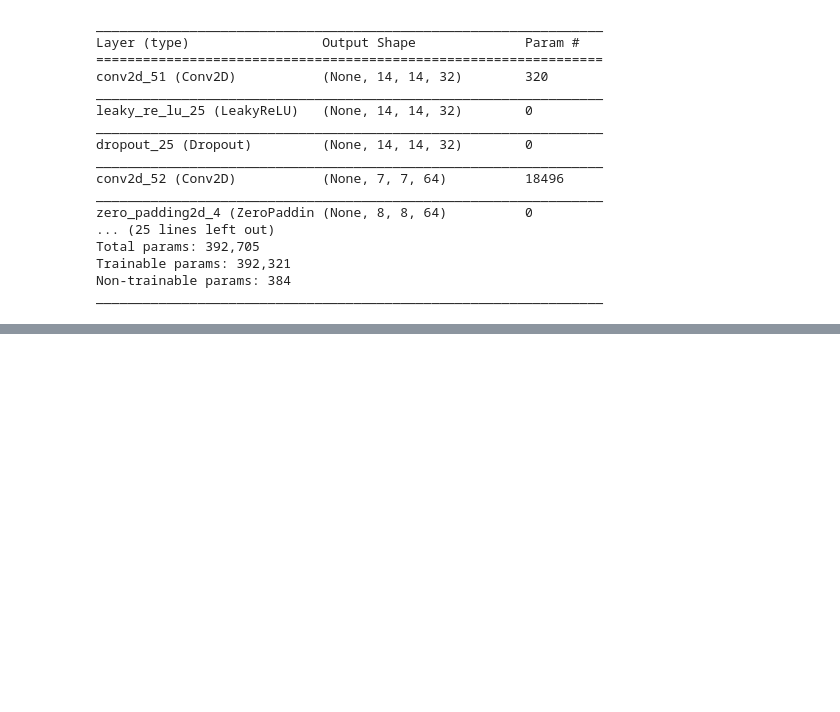
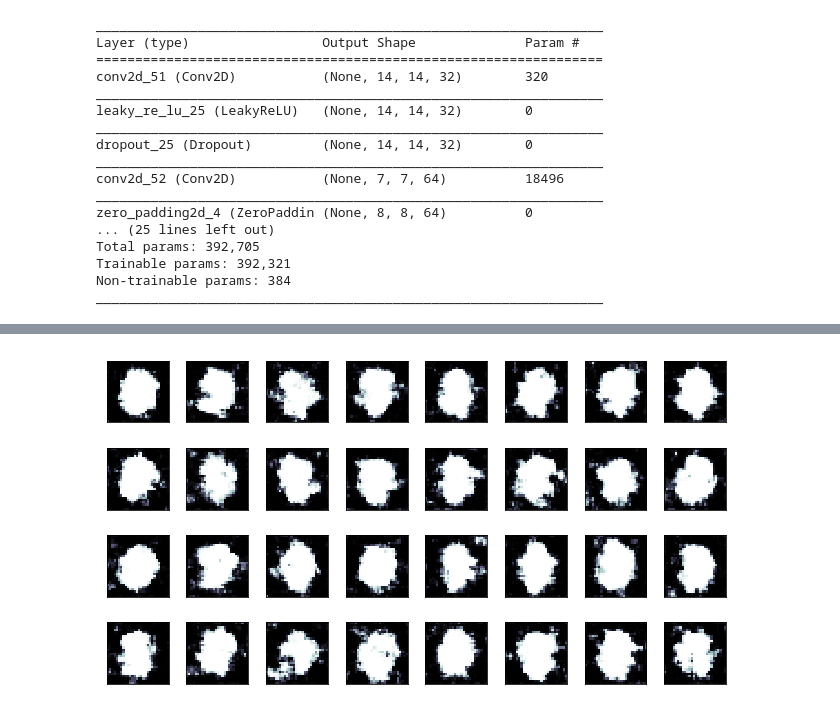
Before and after one commit to frhyme/frhyme.github.io, a Jupyter notebook: _posts/personal_ipynb/180620-gan.ipynb, the cells around one changed output, grey strips where cells are left out. Drawn from its saved outputs; the diff is of its cells as text; code cells hidden in the pictures; blank space fills up the shorter version.

```diff
--- a/_posts/personal_ipynb/180620-gan.ipynb
+++ b/_posts/personal_ipynb/180620-gan.ipynb
@@ -121,8 +124,8 @@ combined.compile(loss='binary_crossentropy', optimizer=optimizer, metrics=['accu
 X_train = (X_train.astype(np.float32) - 127.5) / 127.5
 X_train = np.expand_dims(X_train, axis=3)
 # %%
-noise_data = np.random.normal(0, 1, (32, 100))
-generated_images = 0.5 * generator.predict(noise_data) + 0.5
+#noise_data = np.random.normal(0, 1, (32, 100))
+#generated_images = 0.5 * generator.predict(np.random.normal(0, 1, (32, 100))) + 0.5
 
 def show_images(generated_images, n=4, m=8, figsize=(9, 5)):
     f, axes = plt.subplots(n, m, figsize=figsize)
@@ -137,7 +140,7 @@ def show_images(generated_images, n=4, m=8, figsize=(9, 5)):
     plt.tight_layout()
     plt.savefig('../../assets/images/markdown_img/180621_1554_gan_digit_img.svg')
     plt.show()
-#show_images(generated_images)
+#show_images(0.5 * generator.predict(np.random.normal(0, 1, (32, 100))) + 0.5)
 # %%
 ## training
 """
@@ -199,0 +206,4 @@ show_images(0.5 * generator.predict(noise_data) + 0.5)
+# %%
+show_images(generator.predict(noise_data))
+# %% [output]
+[figure, added]
```
Also changed, not shown: parts of 4 cells of this notebook, 3 other files.
